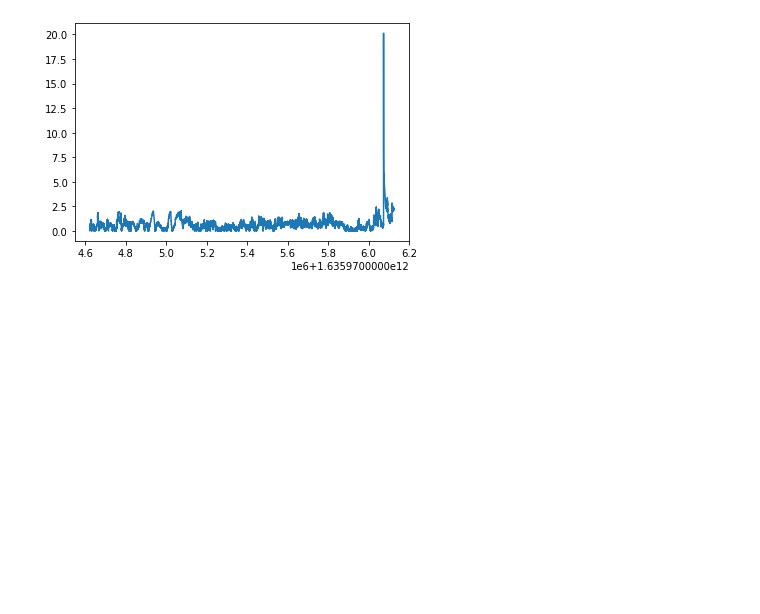
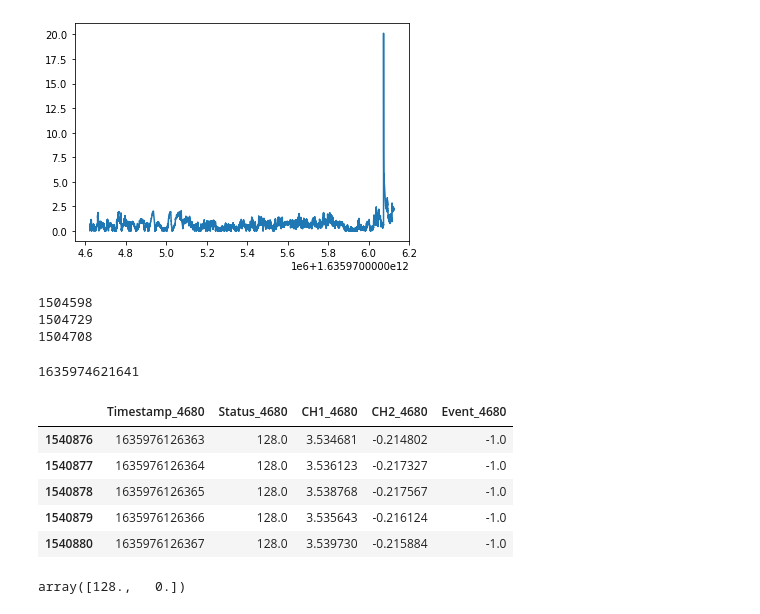
Before and after one commit to eearchey/iron_handmaidens, a Jupyter notebook: plots.ipynb, the cells around one changed output. Drawn from its saved outputs; the diff is of its cells as text; code cells hidden in the pictures; blank space fills up the shorter version.

```diff
--- a/plots.ipynb
+++ b/plots.ipynb
@@ -65,3 +65,35 @@ plt.show()
 # %%
 newDf = df[0:1000]
 newDf.to_csv('test.csv')
+# %%
+df4680 = pd.read_csv('data/participant1/A/Shimmer_4680.csv')
+df5470 = pd.read_csv('data/participant1/A/Shimmer_5470.csv')
+df4680['Timestamp_4680'] = df4680['Timestamp_4680'].astype(int)
+df5470['Timestamp_5470'] = df5470['Timestamp_5470'].astype(int)
+df4680 = df4680.drop_duplicates('Timestamp_4680')
+df5470 = df5470.drop_duplicates('Timestamp_5470')
+dfMerge = pd.merge(df4680, df5470, 'inner', left_on='Timestamp_4680', right_on='Timestamp_5470')
+# %%
+print(len(dfMerge))
+print(len(df4680))
+print(len(df5470))
+df4680['Timestamp_4680'][2]
+# %% [output]
+1504598
+1504729
+1504708
+1635974621641
+# %%
+df4680.tail()
+# %% [output]
+|  | Timestamp_4680 | Status_4680 | CH1_4680 | CH2_4680 | Event_4680 |
+| 1540876 | 1635976126363 | 128.0 | 3.534681 | -0.214802 | -1.0 |
+| 1540877 | 1635976126364 | 128.0 | 3.536123 | -0.217327 | -1.0 |
+| 1540878 | 1635976126365 | 128.0 | 3.538768 | -0.217567 | -1.0 |
+| 1540879 | 1635976126366 | 128.0 | 3.535643 | -0.216124 | -1.0 |
+| 1540880 | 1635976126367 | 128.0 | 3.539730 | -0.215884 | -1.0 |
+# %%
+df5470.tail()
+df5470['Status_5470'].unique()
+# %% [output]
+array([128.,   0.])
```
Also changed, not shown: parts of 2 cells of this notebook.
